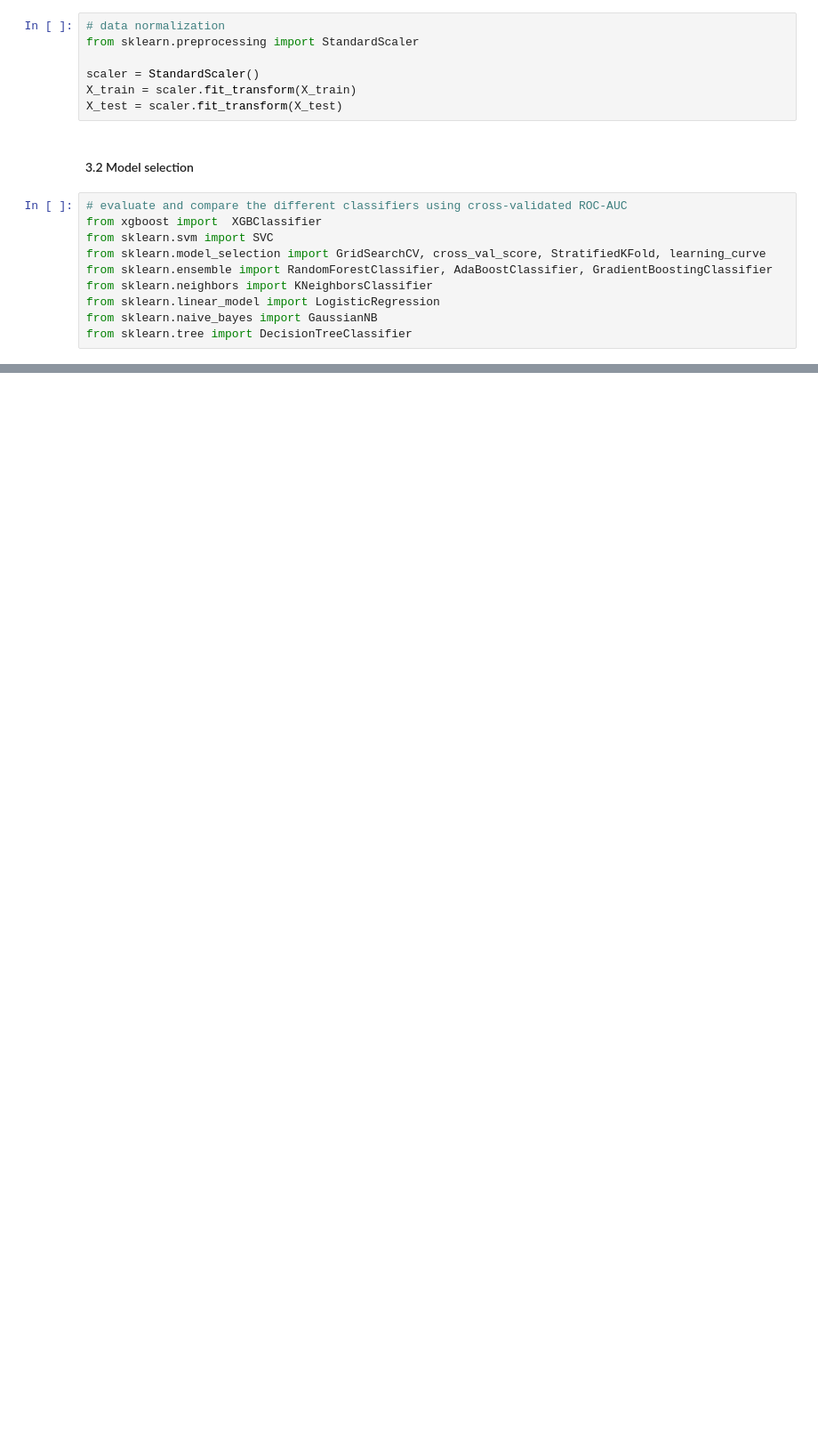
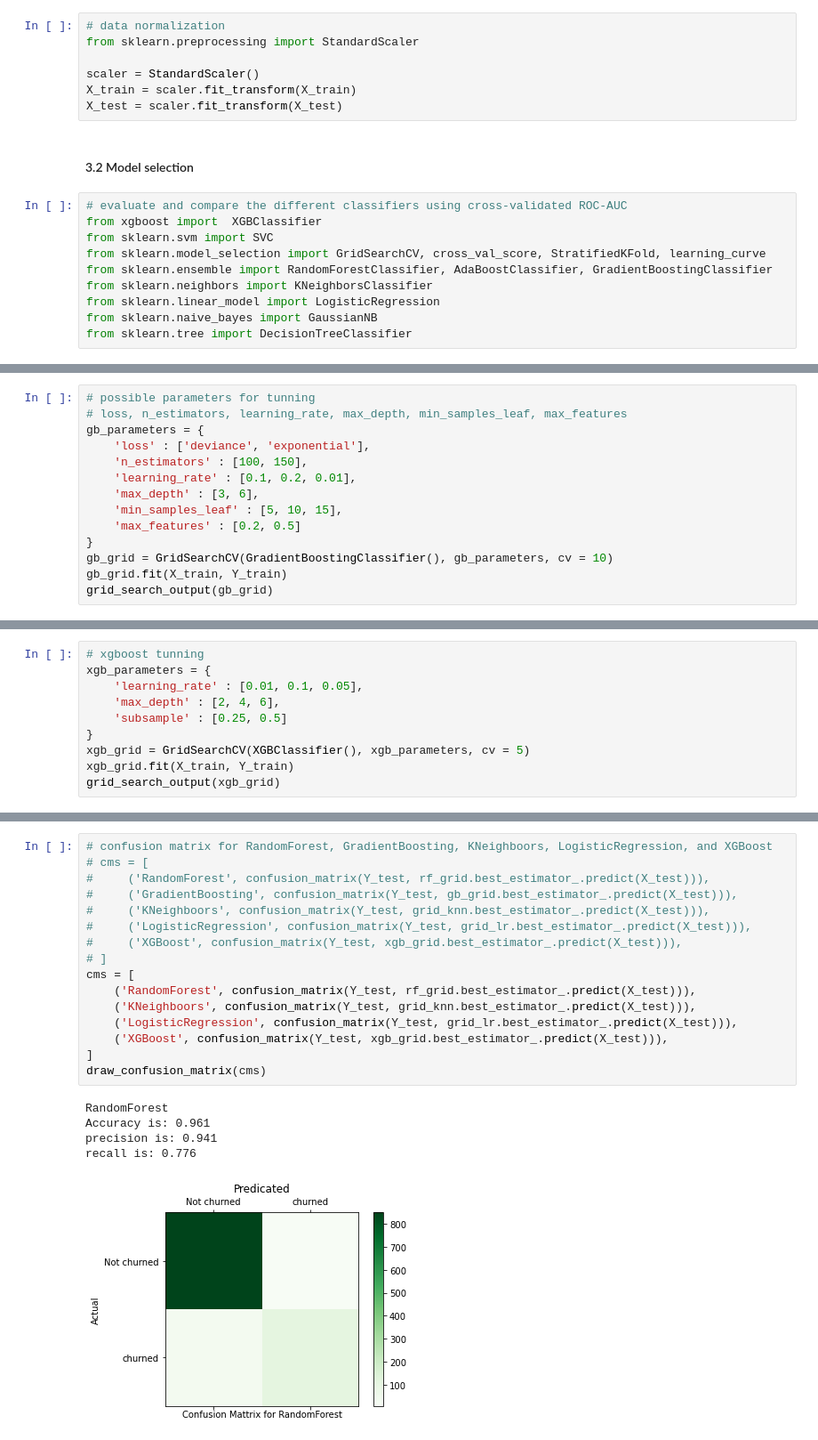
Before and after one commit to haopengsong/Customer_churn_analysis, a Jupyter notebook: customer churn analysis.ipynb, the cells around one changed output, grey strips where cells are left out. Shown: that part at 89% size. Drawn from its saved outputs; the diff is of its cells as text; blank space fills up the shorter version.

```diff
--- a/customer churn analysis.ipynb
+++ b/customer churn analysis.ipynb
@@ -214,0 +275,14 @@ print(cv_res)
+# %%
+# possible parameters for tunning
+# loss, n_estimators, learning_rate, max_depth, min_samples_leaf, max_features
+gb_parameters = {
+    'loss' : ['deviance', 'exponential'],
+    'n_estimators' : [100, 150],
+    'learning_rate' : [0.1, 0.2, 0.01],
+    'max_depth' : [3, 6],
+    'min_samples_leaf' : [5, 10, 15],
+    'max_features' : [0.2, 0.5]
+}
+gb_grid = GridSearchCV(GradientBoostingClassifier(), gb_parameters, cv = 10)
+gb_grid.fit(X_train, Y_train)
+grid_search_output(gb_grid)
@@ -214,0 +291,10 @@ print(cv_res)
+# %%
+# xgboost tunning
+xgb_parameters = {
+    'learning_rate' : [0.01, 0.1, 0.05],
+    'max_depth' : [2, 4, 6],
+    'subsample' : [0.25, 0.5]
+}
+xgb_grid = GridSearchCV(XGBClassifier(), xgb_parameters, cv = 5)
+xgb_grid.fit(X_train, Y_train)
+grid_search_output(xgb_grid)
@@ -214,0 +356,22 @@ print(cv_res)
+# %%
+# confusion matrix for RandomForest, GradientBoosting, KNeighboors, LogisticRegression, and XGBoost
+# cms = [
+#     ('RandomForest', confusion_matrix(Y_test, rf_grid.best_estimator_.predict(X_test))),
+#     ('GradientBoosting', confusion_matrix(Y_test, gb_grid.best_estimator_.predict(X_test))),
+#     ('KNeighboors', confusion_matrix(Y_test, grid_knn.best_estimator_.predict(X_test))),
+#     ('LogisticRegression', confusion_matrix(Y_test, grid_lr.best_estimator_.predict(X_test))),
+#     ('XGBoost', confusion_matrix(Y_test, xgb_grid.best_estimator_.predict(X_test))),
+# ]
+cms = [
+    ('RandomForest', confusion_matrix(Y_test, rf_grid.best_estimator_.predict(X_test))),
+    ('KNeighboors', confusion_matrix(Y_test, grid_knn.best_estimator_.predict(X_test))),
+    ('LogisticRegression', confusion_matrix(Y_test, grid_lr.best_estimator_.predict(X_test))),
+    ('XGBoost', confusion_matrix(Y_test, xgb_grid.best_estimator_.predict(X_test))),
+]
+draw_confusion_matrix(cms)
+# %% [output]
+RandomForest
+Accuracy is: 0.961
+precision is: 0.941
+recall is: 0.776
+[figure, added]
```
Also changed, not shown: parts of 22 cells of this notebook, 10 other files.
